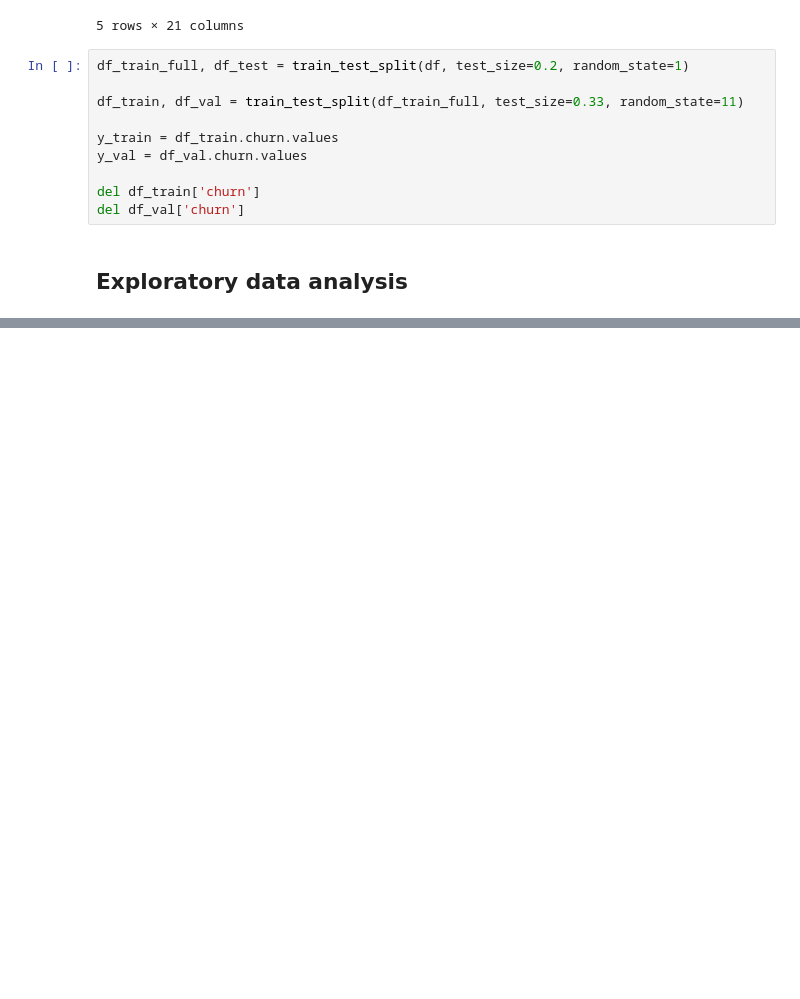
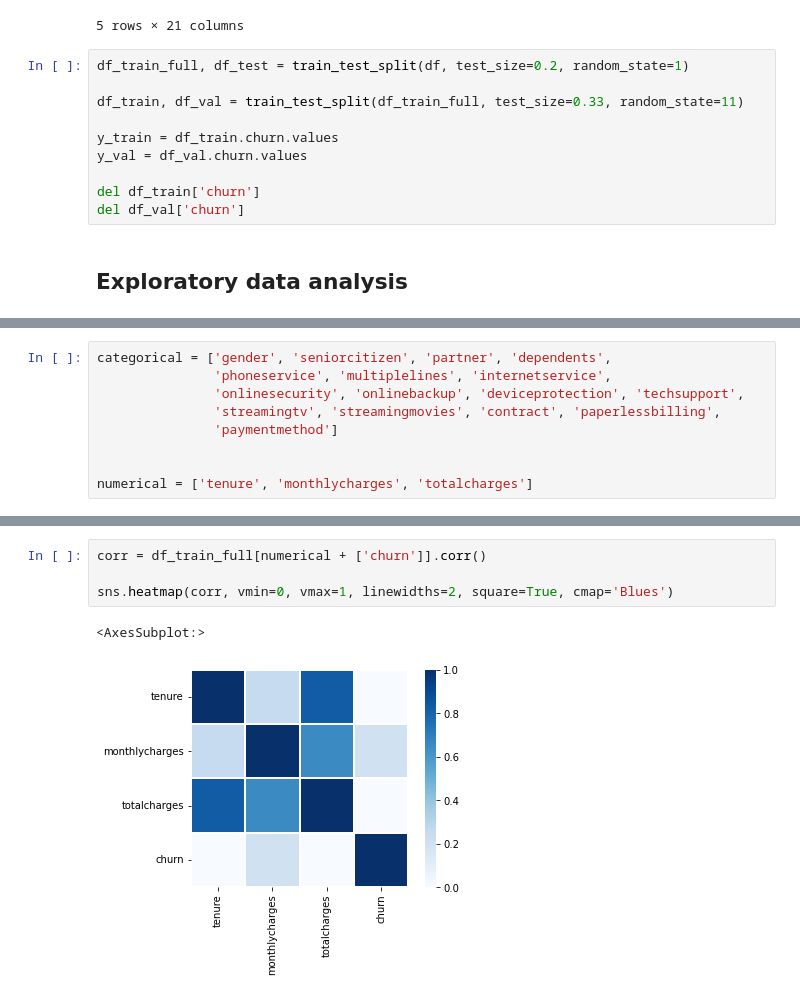
Before and after one commit to lilianabs/ml-notebooks, a Jupyter notebook: Logistic_Regression.ipynb, the cells around one changed output, grey strips where cells are left out. Cells and saved outputs as stored; diff of their text form; blank space fills up the shorter version.

```diff
--- a/Logistic_Regression.ipynb
+++ b/Logistic_Regression.ipynb
@@ -76,0 +110,9 @@ del df_val['churn']
+# %%
+categorical = ['gender', 'seniorcitizen', 'partner', 'dependents',
+               'phoneservice', 'multiplelines', 'internetservice',
+               'onlinesecurity', 'onlinebackup', 'deviceprotection', 'techsupport',
+               'streamingtv', 'streamingmovies', 'contract', 'paperlessbilling',
+               'paymentmethod']
+
+
+numerical = ['tenure', 'monthlycharges', 'totalcharges']
@@ -76,0 +193,7 @@ del df_val['churn']
+# %%
+corr = df_train_full[numerical + ['churn']].corr()
+
+sns.heatmap(corr, vmin=0, vmax=1, linewidths=2, square=True, cmap='Blues')
+# %% [output]
+<AxesSubplot:>
+[figure, added]
```
Also changed, not shown: parts of 10 cells of this notebook.
